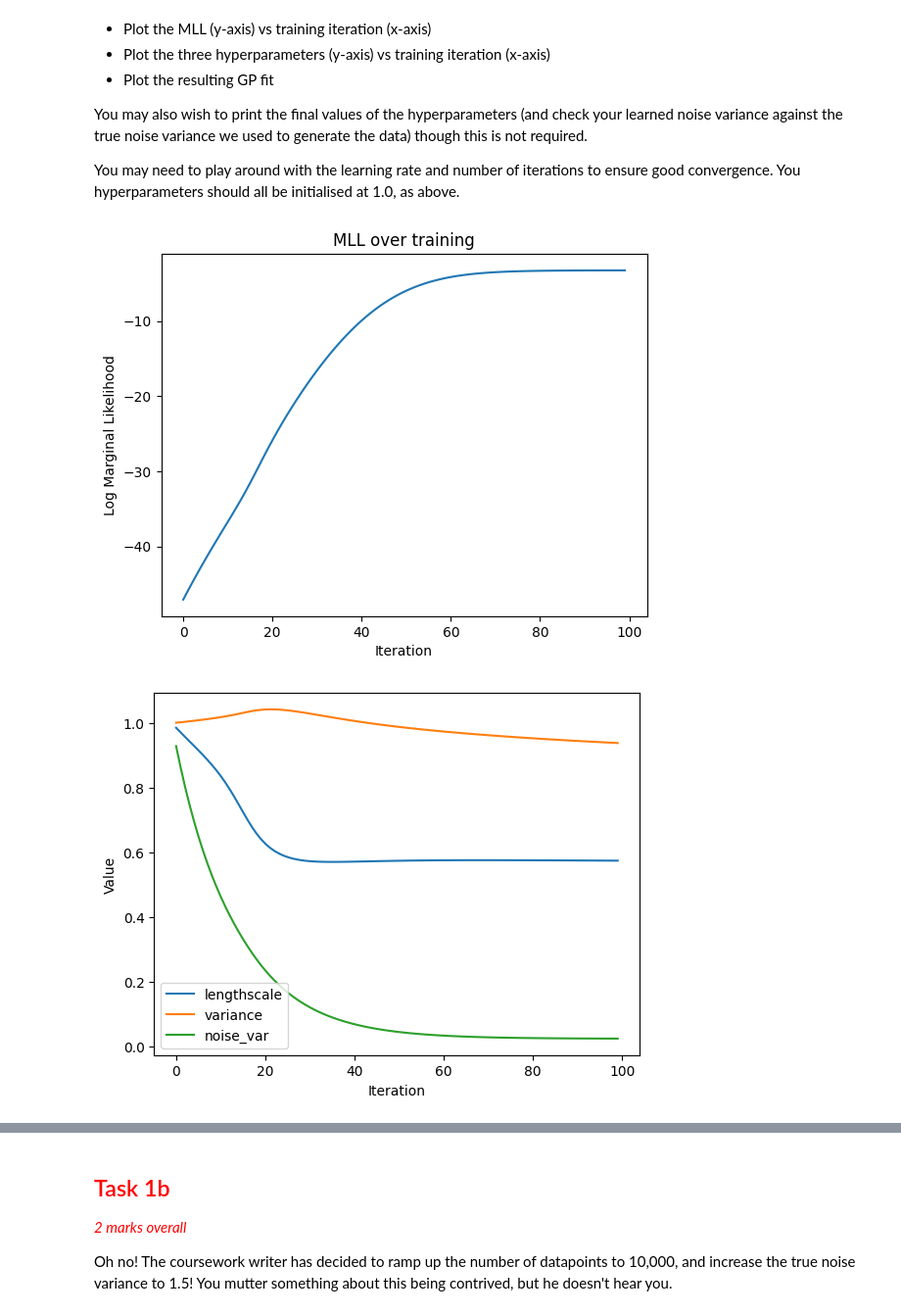
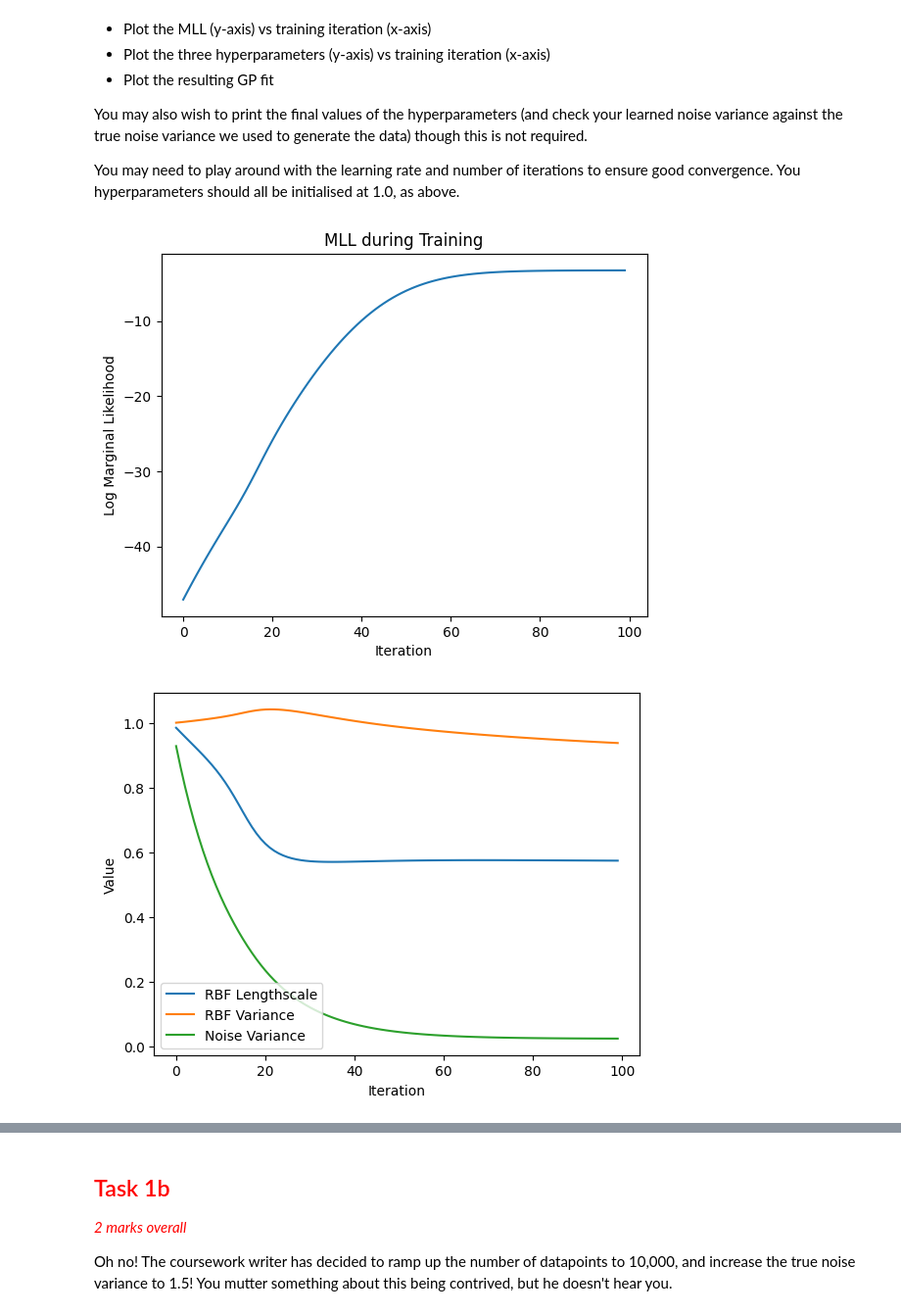
Before and after one commit to Epetch/Bayesian-ML-CW-2, a Jupyter notebook: cw2_partA.ipynb, the cells around one changed output, grey strips where cells are left out. Shown at 98% size. Drawn from its saved outputs; the diff is of its cells as text; code cells hidden in the pictures.

```diff
--- a/cw2_partA.ipynb
+++ b/cw2_partA.ipynb
@@ -429,11 +429,11 @@ Iteration 100, x_guess: 4.0214, f(x_guess): -0.0001
 # %%
 #### **** YOUR CODE HERE **** ####
 
-def calculate_log_marginal_likelihood(y, x, lengthscale, variance, noise_var):
+def calculate_log_marginal_likelihood(x, y, rbf_lengthscale, rbf_variance, noise_variance):
     # n/2 * log(2*pi)
     N = y.shape[0]
-    K = rbf_kernel(x, x, lengthscale, variance)
-    K_y = K + (noise_var * jnp.eye(N))
+    K = rbf_kernel(x, x, rbf_lengthscale, rbf_variance)
+    K_y = K + (noise_variance * jnp.eye(N))
     term_1 = (N / 2) * jnp.log(2 * jnp.pi)
 
     # 1/2 * log(det(K_y))
@@ -458,27 +458,17 @@ You may need to play around with the learning rate and number of iterations to e
 # %%
 #### **** YOUR CODE HERE **** ####
 
-params = {
-    "log_lengthscale": jnp.log(jnp.array(1.0)),
-    "log_variance": jnp.log(jnp.array(1.0)),
-    "log_noise_var": jnp.log(jnp.array(1.0)),
-}
-
-opt = optax.sgd(learning_rate=0.005)
-opt_state = opt.init(params)
-
-
-def dict_log_marginal_likelihood(parameters, y, x):
-    ls = parameters["log_lengthscale"]
-    var = parameters["log_variance"]
-    nvar = parameters["log_noise_var"]
+def dict_log_marginal_likelihood(parameters, x, y):
+    ls = parameters["log_rbf_lengthscale"]
+    var = parameters["log_rbf_variance"]
+    nvar = parameters["log_noise_variance"]
     return calculate_log_marginal_likelihood(
-        y, x, jnp.exp(ls), jnp.exp(var), jnp.exp(nvar)
+        x, y, jnp.exp(ls), jnp.exp(var), jnp.exp(nvar)
     )
 
 
-def step(params, opt_state, y, x):
-    obj_func = lambda params: -dict_log_marginal_likelihood(params, y, x)
+def step(params, opt_state, x, y):
+    obj_func = lambda params: -dict_log_marginal_likelihood(params, x, y)
     value, grad = jax.value_and_grad(obj_func)(params)
     update, opt_state = opt.update(grad, opt_state)
     new_params_guess = optax.apply_updates(params, update)
@@ -486,51 +476,69 @@ def step(params, opt_state, y, x):
 
 
 
-def mll_training_loop(num_iters, params, opt_state, y, x):
+def mll_train_loop(num_iters, params, opt_state, y, x):
     mll_values = []
     ls_hist, var_hist, nvar_hist = [], [], []
 
     for _ in range(num_iters):
-        params, opt_state, neg_mll = step(params, opt_state, y, x)
+        params, opt_state, neg_mll = step(params, opt_state, x, y)
         mll_values.append(-neg_mll)  # Negate back to get actual MLL
-        ls_hist.append(jnp.exp(params["log_lengthscale"]))
-        var_hist.append(jnp.exp(params["log_variance"]))
-        nvar_hist.append(jnp.exp(params["log_noise_var"]))
+        ls_hist.append(jnp.exp(params["log_rbf_lengthscale"]))
+        var_hist.append(jnp.exp(params["log_rbf_variance"]))
+        nvar_hist.append(jnp.exp(params["log_noise_variance"]))
 
     return params, mll_values, ls_hist, var_hist, nvar_hist
 
+
+# Initialise parameters
+initial_rbf_lengthscale = 1.0
+initial_rbf_variance = 1.0
+initial_noise_variance = 1.0
+
+params = {
+    "log_rbf_lengthscale": jnp.log(jnp.array(initial_rbf_lengthscale)),
+    "log_rbf_variance": jnp.log(jnp.array(initial_rbf_variance)),
+    "log_noise_variance": jnp.log(jnp.array(initial_noise_variance)),
+}
+
+# Train
+learning_rate = 5e-3
 num_iters = 100
 
-params, mll_values, ls_hist, var_hist, nvar_hist = mll_training_loop(
+opt = optax.sgd(learning_rate=learning_rate)
+opt_state = opt.init(params)
+
+params, mll_values, ls_hist, var_hist, nvar_hist = mll_train_loop(
     num_iters, params, opt_state, y_train, X_train
 )
 
+# Plot
 plt.plot(mll_values)
 plt.xlabel("Iteration")
 plt.ylabel("Log Marginal Likelihood")
-plt.title("MLL over training")
+plt.title("MLL during Training")
 plt.show()
 
-plt.plot(ls_hist, label="lengthscale")
-plt.plot(var_hist, label="variance")
-plt.plot(nvar_hist, label="noise_var")
+plt.plot(ls_hist, label="RBF Lengthscale")
+plt.plot(var_hist, label="RBF Variance")
+plt.plot(nvar_hist, label="Noise Variance")
 plt.xlabel("Iteration")
 plt.ylabel("Value")
 plt.legend()
 plt.show()
 
 plot_exact_gp_fit(
     X_train,
     y_train,
     X_grid,
     f_grid,
-    jnp.exp(params["log_lengthscale"]),
-    jnp.exp(params["log_variance"]),
-    jnp.exp(params["log_noise_var"]),
+    jnp.exp(params["log_rbf_lengthscale"]),
+    jnp.exp(params["log_rbf_variance"]),
+    jnp.exp(params["log_noise_variance"]),
 )
 # %% [output]
-[figure, old version]
+[figure, new version]
-[figure, old version]
+[figure, new version]
 [figure]
 # %% [markdown]
 ## <font color="red"> Task 1b </font>
```
Also changed, not shown: parts of 7 cells of this notebook, 1 other file.
